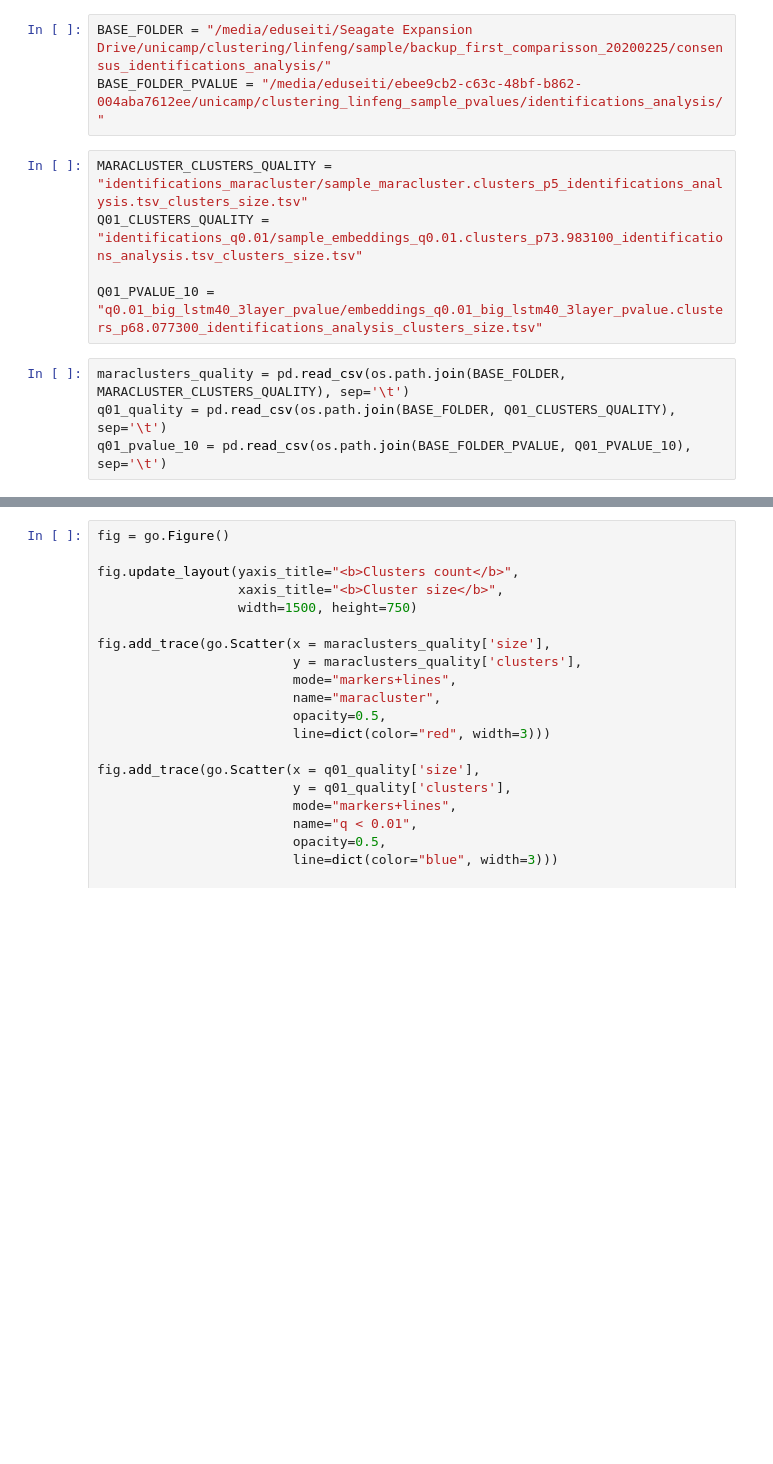
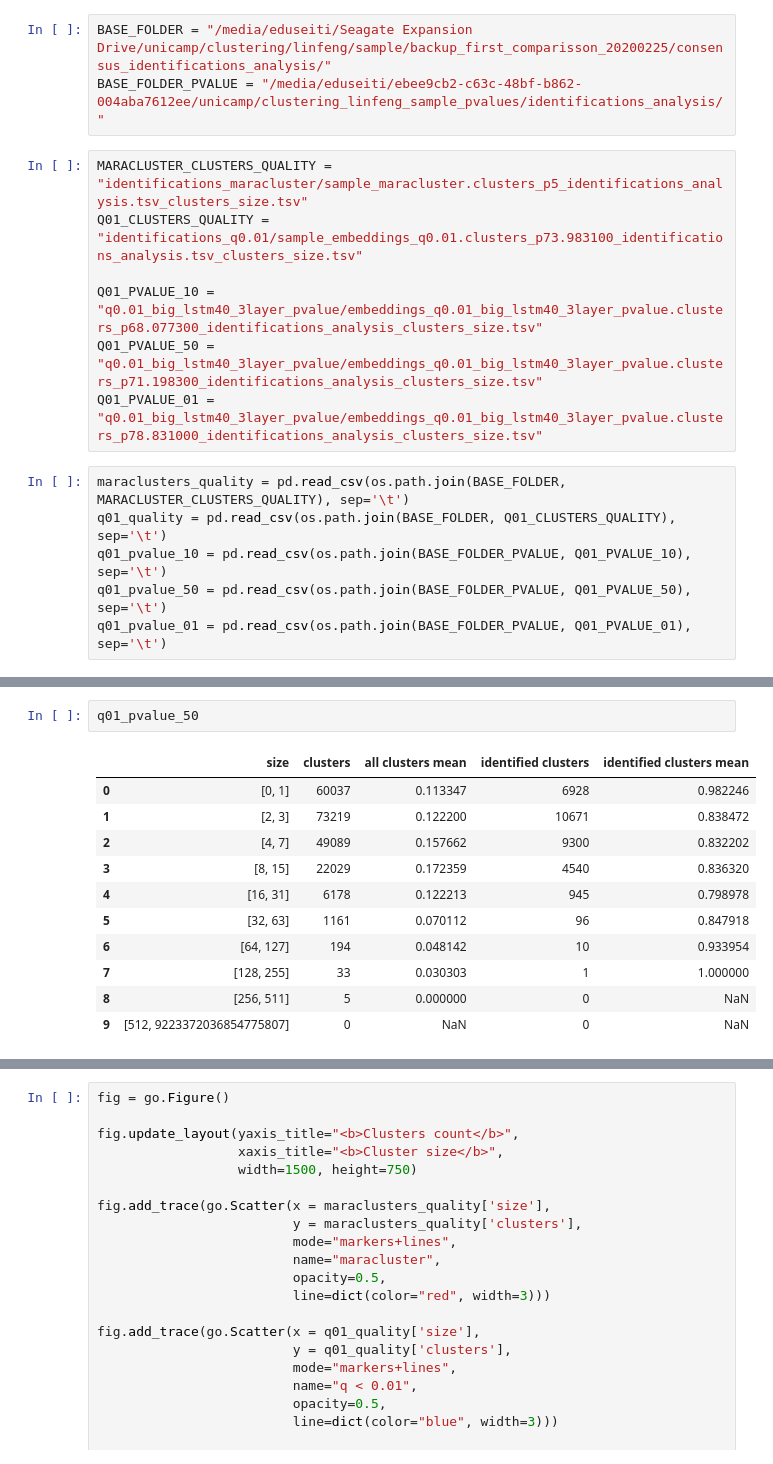
Before and after one commit to eduseiti/MSEmbedding, a Jupyter notebook: notebooks/results_comparison.ipynb, the cells around one changed output, grey strips where cells are left out. Cells and saved outputs as stored; diff of their text form; blank space fills up the shorter version.

```diff
--- a/notebooks/results_comparison.ipynb
+++ b/notebooks/results_comparison.ipynb
@@ -70,9 +186,13 @@ MARACLUSTER_CLUSTERS_QUALITY = "identifications_maracluster/sample_maracluster.c
 Q01_CLUSTERS_QUALITY = "identifications_q0.01/sample_embeddings_q0.01.clusters_p73.983100_identifications_analysis.tsv_clusters_size.tsv"
 
 Q01_PVALUE_10 = "q0.01_big_lstm40_3layer_pvalue/embeddings_q0.01_big_lstm40_3layer_pvalue.clusters_p68.077300_identifications_analysis_clusters_size.tsv"
+Q01_PVALUE_50 = "q0.01_big_lstm40_3layer_pvalue/embeddings_q0.01_big_lstm40_3layer_pvalue.clusters_p71.198300_identifications_analysis_clusters_size.tsv"
+Q01_PVALUE_01 = "q0.01_big_lstm40_3layer_pvalue/embeddings_q0.01_big_lstm40_3layer_pvalue.clusters_p78.831000_identifications_analysis_clusters_size.tsv"
 # %%
 maraclusters_quality = pd.read_csv(os.path.join(BASE_FOLDER, MARACLUSTER_CLUSTERS_QUALITY), sep='\t')
 q01_quality = pd.read_csv(os.path.join(BASE_FOLDER, Q01_CLUSTERS_QUALITY), sep='\t')
 q01_pvalue_10 = pd.read_csv(os.path.join(BASE_FOLDER_PVALUE, Q01_PVALUE_10), sep='\t')
+q01_pvalue_50 = pd.read_csv(os.path.join(BASE_FOLDER_PVALUE, Q01_PVALUE_50), sep='\t')
+q01_pvalue_01 = pd.read_csv(os.path.join(BASE_FOLDER_PVALUE, Q01_PVALUE_01), sep='\t')
 # %%
 maraclusters_quality
@@ -82,0 +239,14 @@ q01_pvalue_10
+# %%
+q01_pvalue_50
+# %% [output]
+|  | size | clusters | all clusters mean | identified clusters | identified clusters mean |
+| 0 | [0, 1] | 60037 | 0.113347 | 6928 | 0.982246 |
+| 1 | [2, 3] | 73219 | 0.122200 | 10671 | 0.838472 |
+| 2 | [4, 7] | 49089 | 0.157662 | 9300 | 0.832202 |
+| 3 | [8, 15] | 22029 | 0.172359 | 4540 | 0.836320 |
+| 4 | [16, 31] | 6178 | 0.122213 | 945 | 0.798978 |
+| 5 | [32, 63] | 1161 | 0.070112 | 96 | 0.847918 |
+| 6 | [64, 127] | 194 | 0.048142 | 10 | 0.933954 |
+| 7 | [128, 255] | 33 | 0.030303 | 1 | 1.000000 |
+| 8 | [256, 511] | 5 | 0.000000 | 0 | NaN |
+| 9 | [512, 9223372036854775807] | 0 | NaN | 0 | NaN |
```
Also changed, not shown: parts of 17 cells of this notebook.
